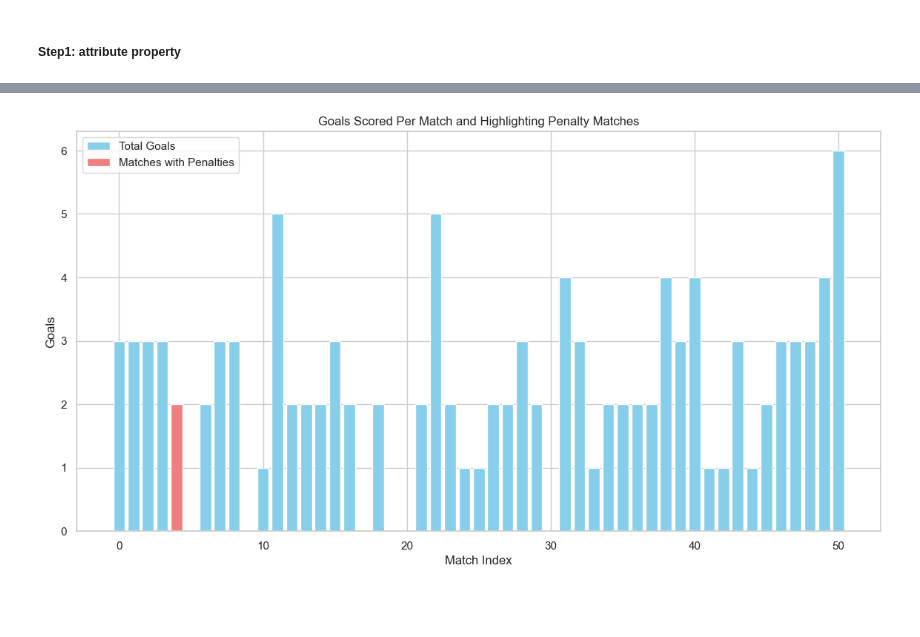
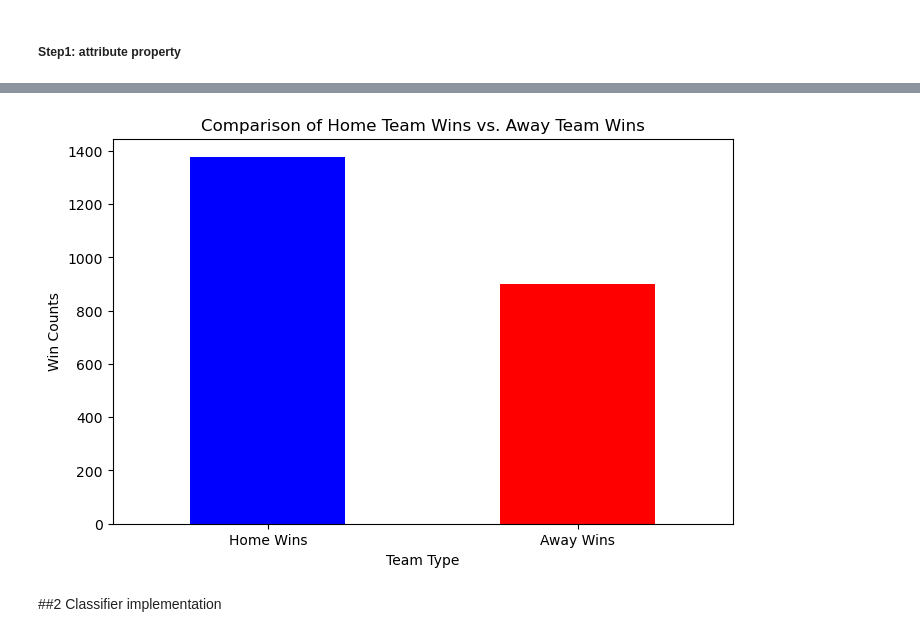
Before and after one commit to jbaii/CPSC322FinalProject, a Jupyter notebook: analysis.ipynb, the cells around one changed output, grey strips where cells are left out. Drawn from its saved outputs; the diff is of its cells as text; code cells hidden in the pictures; blank space fills up the shorter version.

```diff
--- a/analysis.ipynb
+++ b/analysis.ipynb
@@ -89,32 +83,54 @@ plt.show()
 # %%
-# Fill missing values for penalties
-df['home_penalty'].fillna(0, inplace=True)
-df['away_penalty'].fillna(0, inplace=True)
+# # Fill missing values for penalties
+# df['home_penalty'].fillna(0, inplace=True)
+# df['away_penalty'].fillna(0, inplace=True)
 
-# Compute the total goals per match from home and away scores
-df['goals'] = df['home_score'] + df['away_score']
+# # Compute the total goals per match from home and away scores
+# df['goals'] = df['home_score'] + df['away_score']
 
-# Determine matches where penalties were taken
-penalty_mask = (df['home_penalty'] > 0) | (df['away_penalty'] > 0)
+# # Determine matches where penalties were taken
+# penalty_mask = (df['home_penalty'] > 0) | (df['away_penalty'] > 0)
 
-# Plotting the data
-fig, ax = plt.subplots(figsize=(14, 7))
+# # Plotting the data
+# fig, ax = plt.subplots(figsize=(14, 7))
 
-# Goals per match
-ax.bar(df.index, df['goals'], color='skyblue', label='Total Goals')
+# # Goals per match
+# ax.bar(df.index, df['goals'], color='skyblue', label='Total Goals')
 
-# Highlighting matches with penalties
-ax.bar(df.index[penalty_mask], df['goals'][penalty_mask], color='lightcoral', label='Matches with Penalties')
+# # Highlighting matches with penalties
+# ax.bar(df.index[penalty_mask], df['goals'][penalty_mask], color='lightcoral', label='Matches with Penalties')
 
-# Labeling the axes and setting the title
-ax.set_xlabel('Match Index')
-ax.set_ylabel('Goals')
-ax.set_title('Goals Scored Per Match and Highlighting Penalty Matches')
+# # Labeling the axes and setting the title
+# ax.set_xlabel('Match Index')
+# ax.set_ylabel('Goals')
+# ax.set_title('Goals Scored Per Match and Highlighting Penalty Matches')
 
-# Adding a legend
-ax.legend()
+# # Adding a legend
+# ax.legend()
 
-# Display the plot
-plt.show()
+# # Display the plot
+# plt.show()
-# %% [output]
-[figure, removed]
+# %%
+import pandas as pd
+import matplotlib.pyplot as plt
+
+# Assuming combined_data is already loaded with home_score and away_score columns
+# Calculate home wins and away wins
+df['home_win'] = (df['home_score'] > df['away_score']).astype(int)
+df['away_win'] = (df['home_score'] < df['away_score']).astype(int)
+
+# Aggregate the counts
+win_counts = df[['home_win', 'away_win']].sum()
+
+# Plotting the data
+plt.figure(figsize=(8, 5))
+win_counts.plot(kind='bar', color=['blue', 'red'])
+plt.title('Comparison of Home Team Wins vs. Away Team Wins')
+plt.xlabel('Team Type')
+plt.ylabel('Win Counts')
+plt.xticks(ticks=[0, 1], labels=['Home Wins', 'Away Wins'], rotation=0)  # Rotate labels for better readability
+plt.show()
+# %% [output]
+[figure, added]
+# %% [markdown]
+##2 Classifier implementation
```
Also changed, not shown: parts of 4 cells of this notebook, 1 other file.
